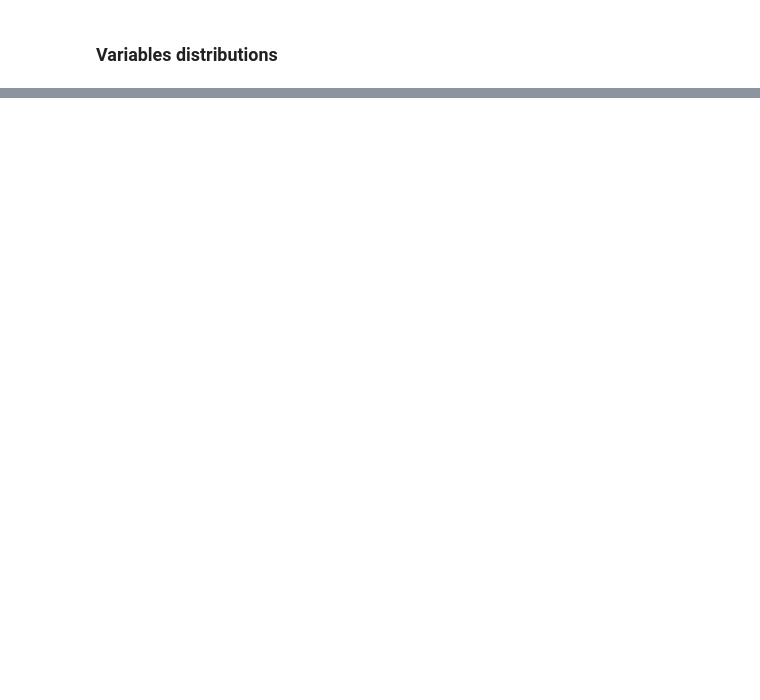
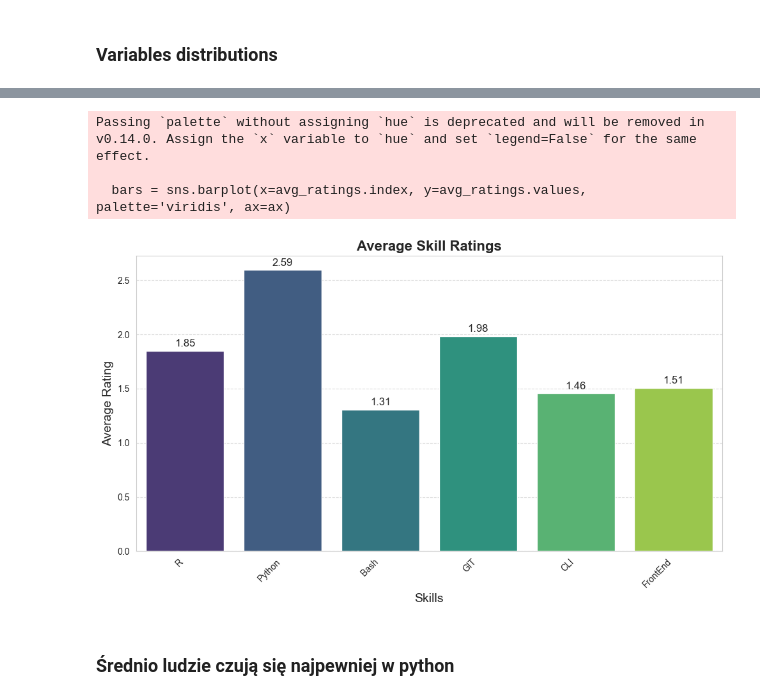
Before and after one commit to Mghd269/DMI-Project, a Jupyter notebook: notebooks/02_eda.ipynb, the cells around one changed output, grey strips where cells are left out. Cells and saved outputs as stored; diff of their text form; code cells hidden in the pictures; blank space fills up the shorter version.

```diff
--- a/notebooks/02_eda.ipynb
+++ b/notebooks/02_eda.ipynb
@@ -321,0 +408,47 @@ plt.show()
+# %%
+#Chi squared test
+
+programming = ['R', 'Python', 'Bash', 'GIT', 'CLI', 'FrontEnd']
+machine_learning = ['Docker', 'TimeSeries', 'ClassicalML', 'NLP', 'ComputerVision']
+databases = ['SQL', 'NoSQL', 'Azure', 'AWS', 'GPC', 'PowerBI', 'Tableau']
+soft = ['ProjectManagement', 'SocialMedia', 'UxUi', 'GraphicDesign', 'BusinessRelations', 'ScientistRelations', 'Funding', 'UEWAdmin']
+branches = ['FinTech', 'HealthTech', 'FashionTech', 'Ecommerce', 'SportTech', 'NonProfit', 'PropTech', 'Cybersecurity', 'HR']
+# %%
+# Compute average ratings
+avg_ratings = df[programming].mean()
+
+# Create a figure and axis
+fig, ax = plt.subplots(figsize=(10, 6))
+
+# Create the bar plot with a more appealing color palette
+bars = sns.barplot(x=avg_ratings.index, y=avg_ratings.values, palette='viridis', ax=ax)
+
+# Add titles and labels
+ax.set_title('Average Skill Ratings', fontsize=16, weight='bold')
+ax.set_xlabel('Skills', fontsize=14)
+ax.set_ylabel('Average Rating', fontsize=14)
+
+# Rotate x-axis labels if they are long
+plt.xticks(rotation=45, ha='right')
+
+# Add grid lines for better readability
+ax.grid(axis='y', linestyle='--', alpha=0.7)
+
+# Annotate bars with values
+for bar in bars.patches:
+    ax.annotate(format(bar.get_height(), '.2f'),
+                (bar.get_x() + bar.get_width() / 2, bar.get_height()),
+                ha='center', va='center',
+                size=12, xytext=(0, 8),
+                textcoords='offset points')
+
+# Show the plot
+plt.tight_layout()
+plt.show()
+# %% [output]
+Passing `palette` without assigning `hue` is deprecated and will be removed in v0.14.0. Assign the `x` variable to `hue` and set `legend=False` for the same effect.
+
+  bars = sns.barplot(x=avg_ratings.index, y=avg_ratings.values, palette='viridis', ax=ax)
+[figure, added]
+# %% [markdown]
+### Średnio ludzie czują się najpewniej w python
```
Also changed, not shown: parts of 10 cells of this notebook, 1 other file.
